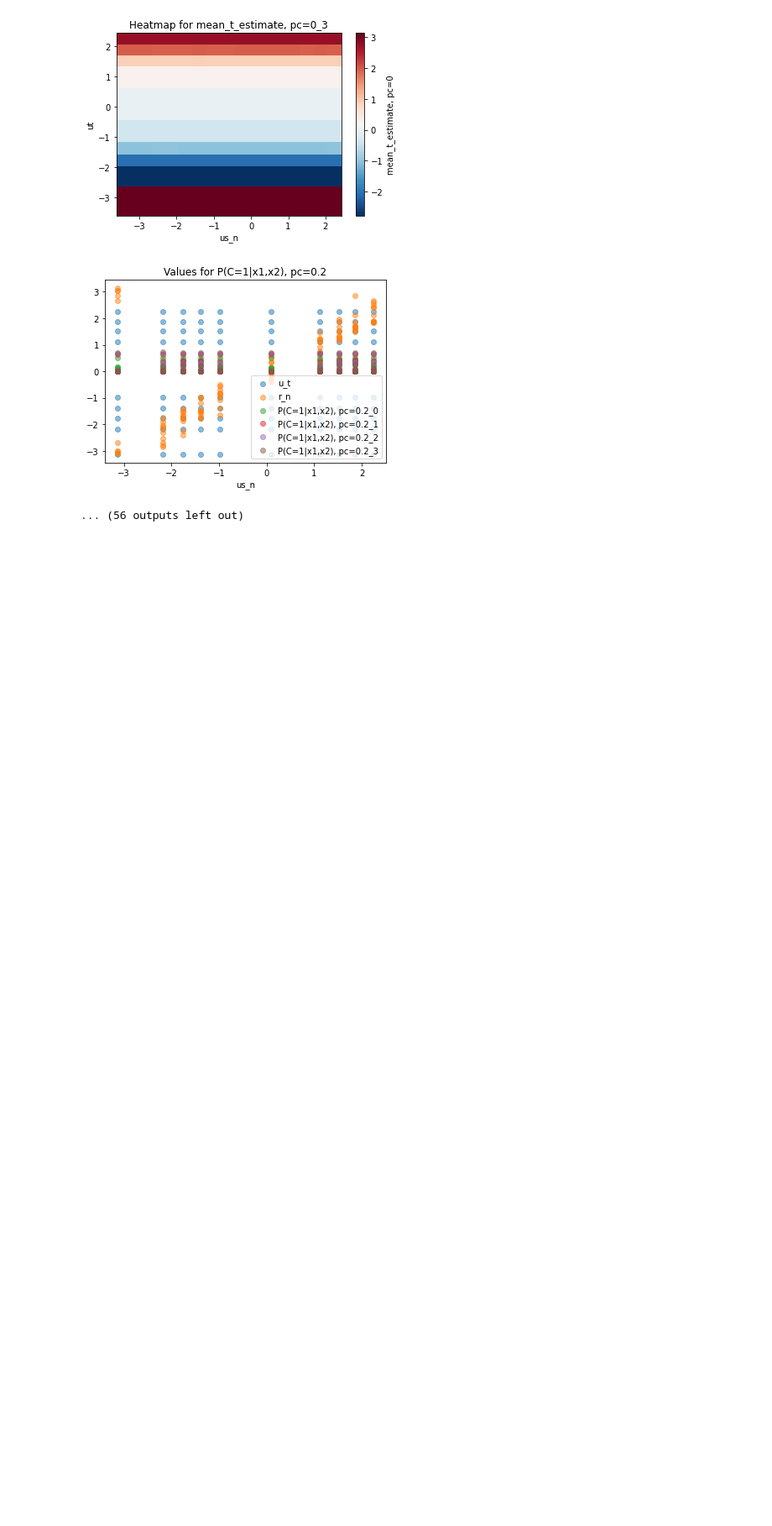
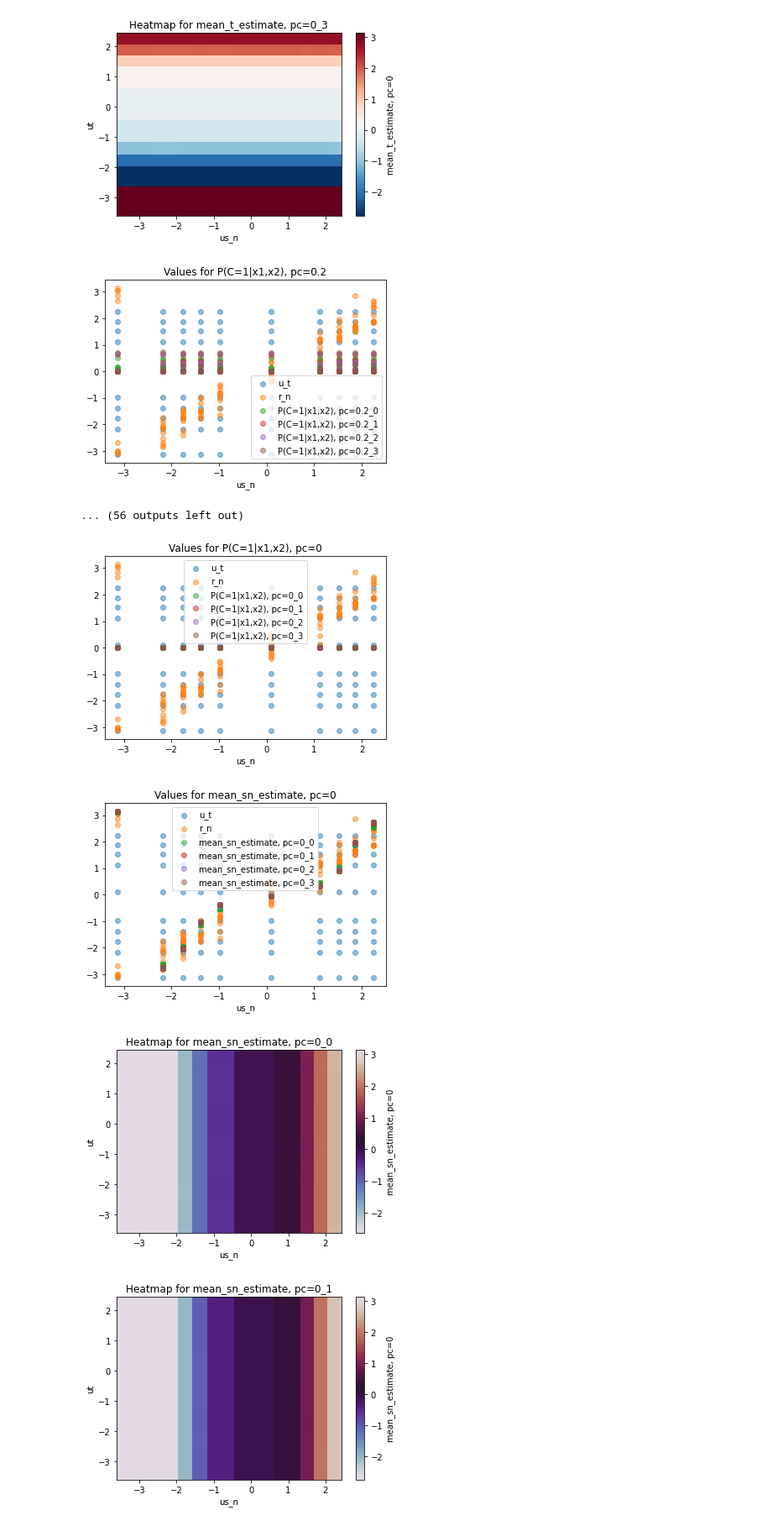
Before and after one commit to ak47na/multisensory_causal_inference, a Jupyter notebook: example_custom_causal_inference.ipynb, the cells around one changed output. Shown at 84% size. Saved outputs shown, nothing was run; the diff lists cells and outputs as text; code cells hidden in the pictures; blank space fills up the shorter version.

```diff
--- a/example_custom_causal_inference.ipynb
+++ b/example_custom_causal_inference.ipynb
@@ -168,3 +168,24 @@ for i, p_c in enumerate(p_commons):
 [figure]
 [figure]
 ... (56 outputs left out)
+# %%
+assert (len(us_n) == mu_x_dim**2)
+for i, p_c in enumerate(p_commons):
+    plot_heatmap = (p_c < 1) and (p_c > 0)
+    plots.plot_estimate(us_n=us_n, ut=ut, r_n=r_n, mu_x_dim=mu_x_dim,
+                    estimate=results['posterior_p_common'][i].mean(axis=0),
+                    est_label=f'P(C=1|x1,x2), pc={p_c}',
+                    plot_heatmap=plot_heatmap)
+    plots.plot_estimate(us_n=us_n, ut=ut, r_n=r_n, mu_x_dim=mu_x_dim,
+                    estimate=results['mean_sn_est'][i],
+                    est_label=f'mean_sn_estimate, pc={p_c}',
+                    plot_heatmap=True)
+    plots.plot_estimate(us_n=us_n, ut=ut, r_n=r_n, mu_x_dim=mu_x_dim,
+                    estimate=results['mean_t_est'][i],
+                    est_label=f'mean_t_estimate, pc={p_c}',
+                    plot_heatmap=True)
+# %% [output]
+[figure, added]
+[figure, added]
+[figure, added]
+[figure, added]
```
Also changed, not shown: parts of 1 cell of this notebook.
